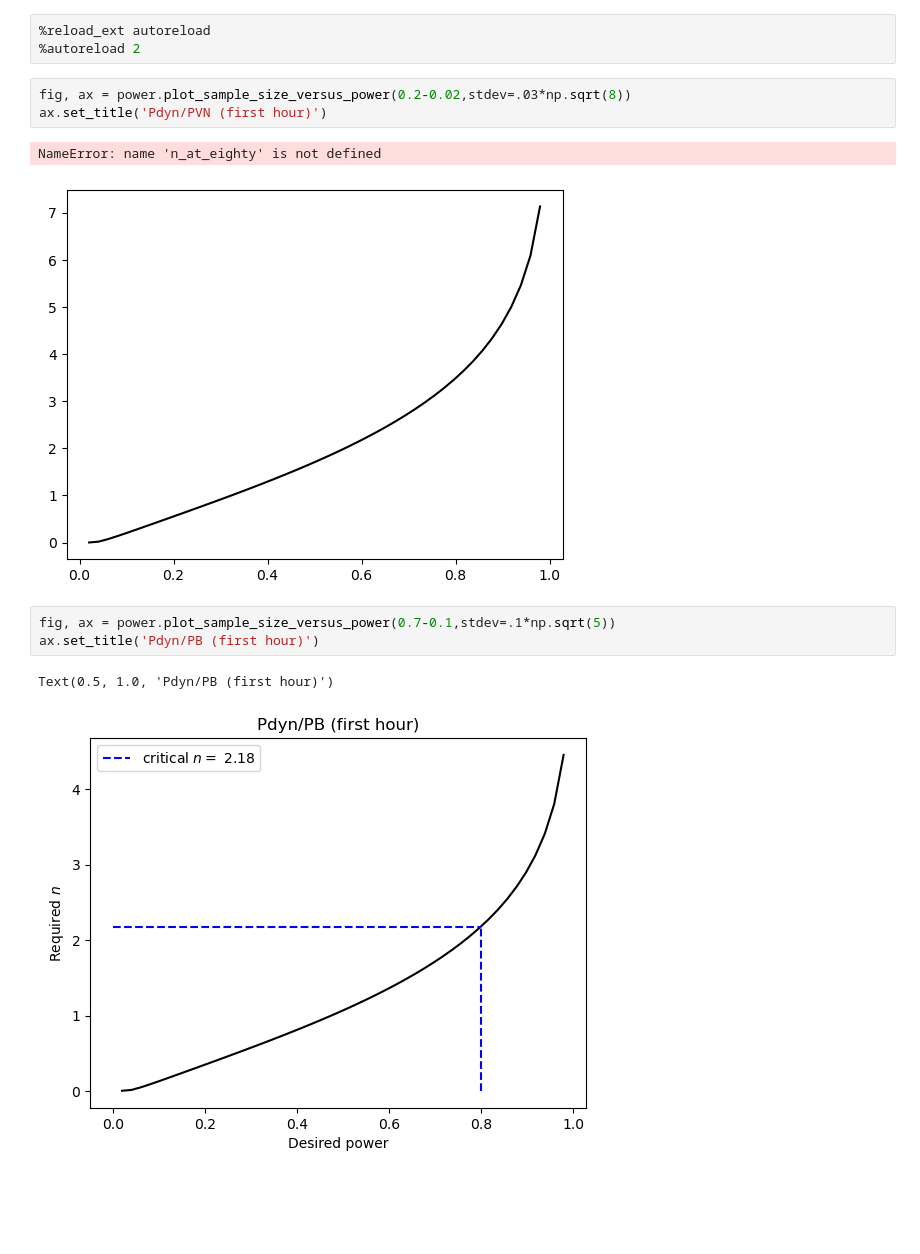
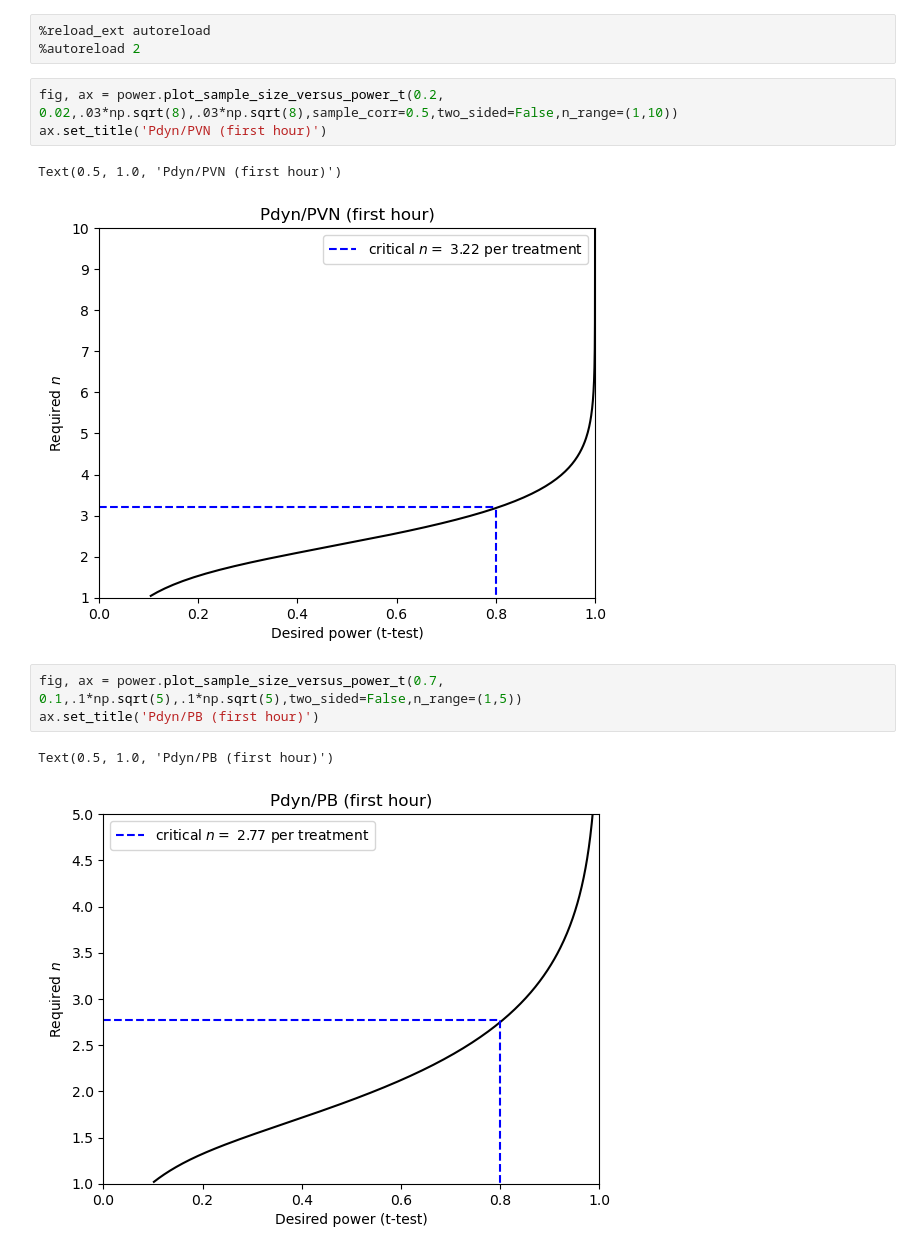
Before and after one commit to yemabio/stat_tests, a Jupyter notebook: scripts/power_analysis.ipynb, the cells around one changed output. Saved outputs shown, nothing was run; the diff lists cells and outputs as text; blank space fills up the shorter version.

Commit message:
Add t-testing and within-subject power analysis

```diff
--- a/scripts/power_analysis.ipynb
+++ b/scripts/power_analysis.ipynb
@@ -7,14 +5,14 @@ import numpy as np
 %reload_ext autoreload
 %autoreload 2
 # %%
-fig, ax = power.plot_sample_size_versus_power(0.2-0.02,stdev=.03*np.sqrt(8))
+fig, ax = power.plot_sample_size_versus_power_t(0.2, 0.02,.03*np.sqrt(8),.03*np.sqrt(8),sample_corr=0.5,two_sided=False,n_range=(1,10))
 ax.set_title('Pdyn/PVN (first hour)')
 # %% [output]
-NameError: name 'n_at_eighty' is not defined
+Text(0.5, 1.0, 'Pdyn/PVN (first hour)')
-[figure, old version]
+[figure, new version]
 # %%
-fig, ax = power.plot_sample_size_versus_power(0.7-0.1,stdev=.1*np.sqrt(5))
+fig, ax = power.plot_sample_size_versus_power_t(0.7, 0.1,.1*np.sqrt(5),.1*np.sqrt(5),two_sided=False,n_range=(1,5))
 ax.set_title('Pdyn/PB (first hour)')
 # %% [output]
 Text(0.5, 1.0, 'Pdyn/PB (first hour)')
-[figure, old version]
+[figure, new version]
```
Also changed, not shown: parts of 7 cells of this notebook, 1 other file.
